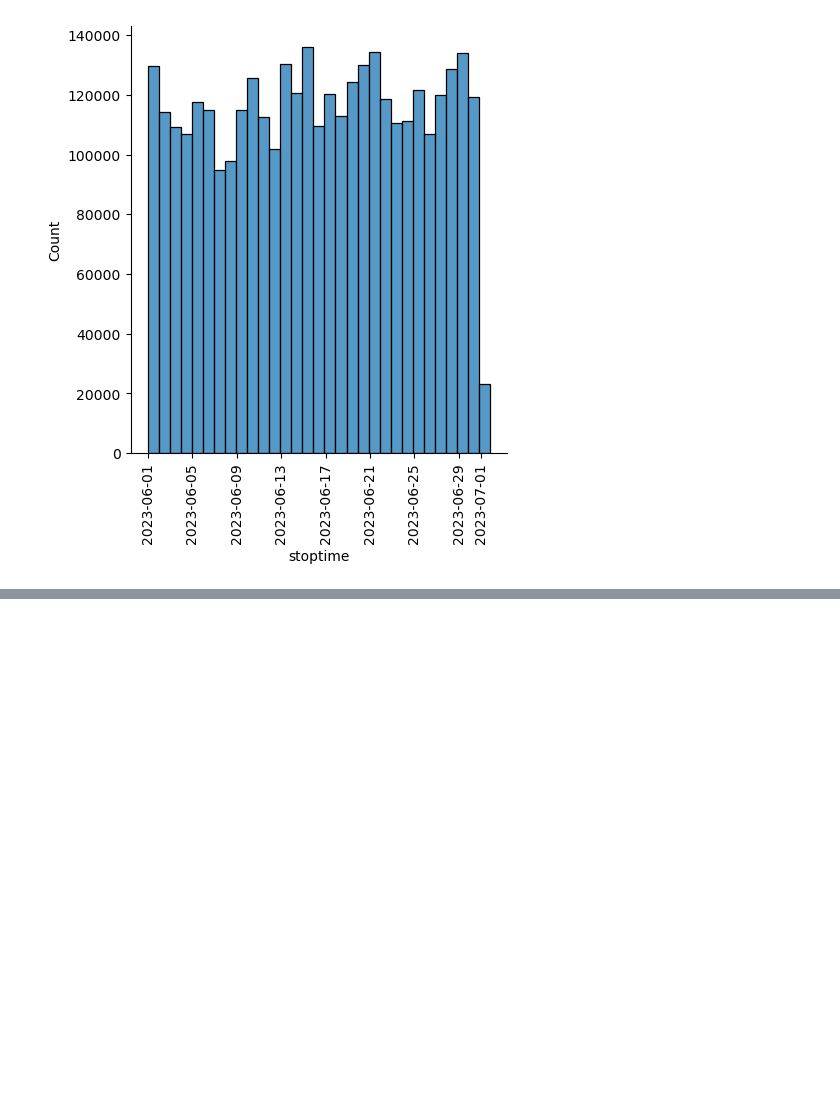
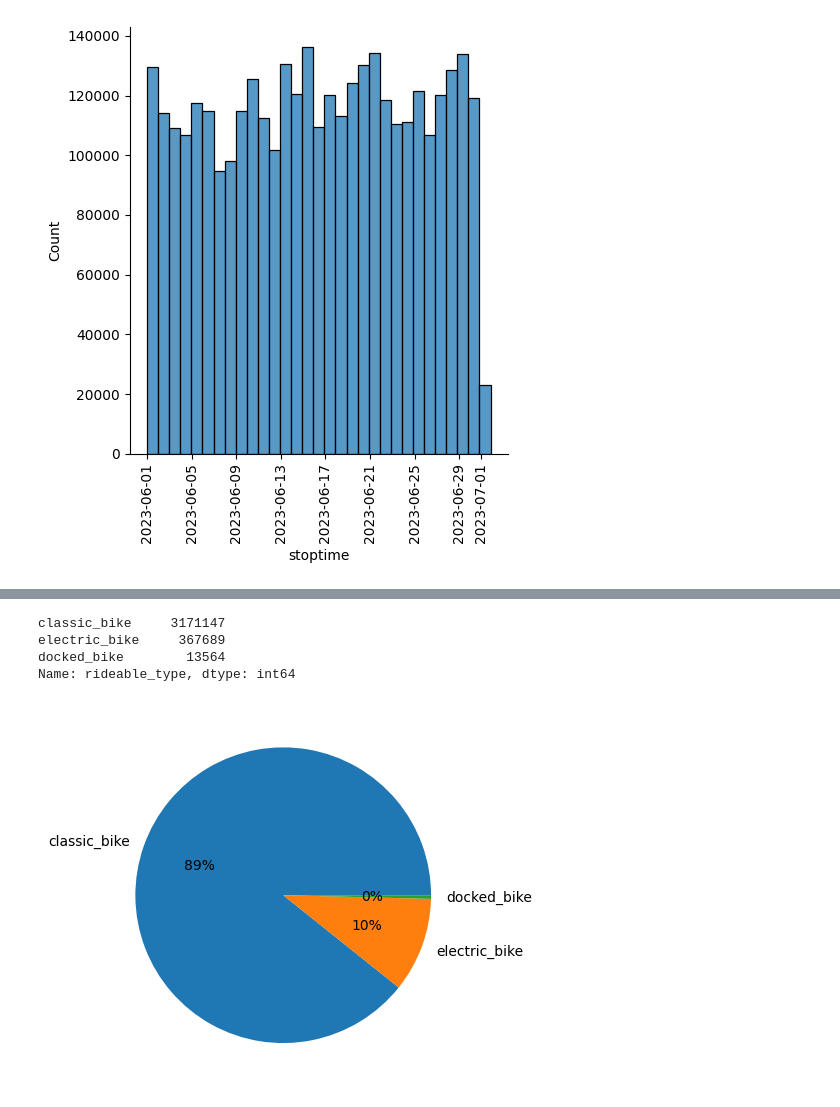
Before and after one commit to mihirajgaonkar/citibikeanalysis, a Jupyter notebook: Citibike June data first draft .ipynb, the cells around one changed output, grey strips where cells are left out. Saved outputs shown, nothing was run; the diff lists cells and outputs as text; code cells hidden in the pictures; blank space fills up the shorter version.

```diff
--- a/Citibike June data first draft .ipynb
+++ b/Citibike June data first draft .ipynb
@@ -352,0 +298,12 @@ round(day_counts.describe(), 3)
+# %%
+df['rideable_type'].value_counts()
+# %% [output]
+classic_bike     3171147
+electric_bike     367689
+docked_bike        13564
+Name: rideable_type, dtype: int64
+# %%
+plt.pie(df['rideable_type'].value_counts(), labels=df['rideable_type'].unique(), autopct='%.0f%%')
+plt.show()
+# %% [output]
+[figure, added]
```
Also changed, not shown: parts of 33 cells of this notebook.
